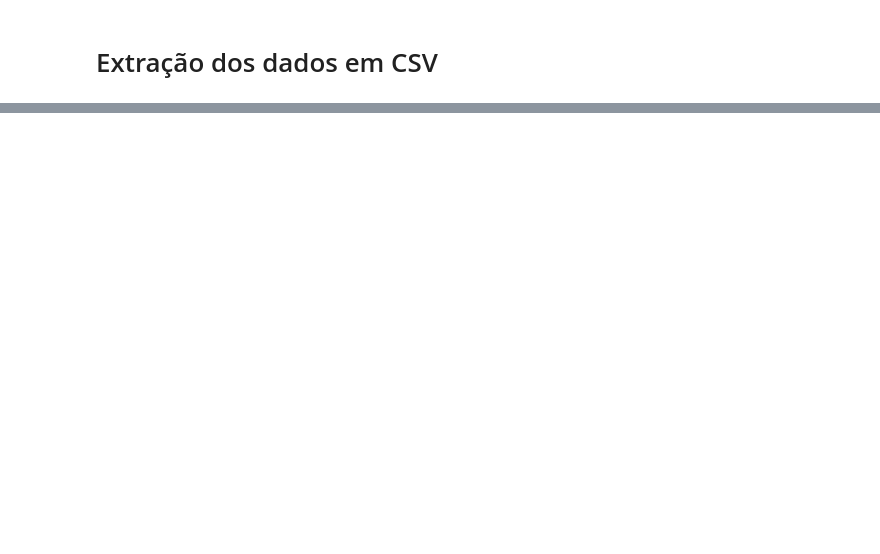
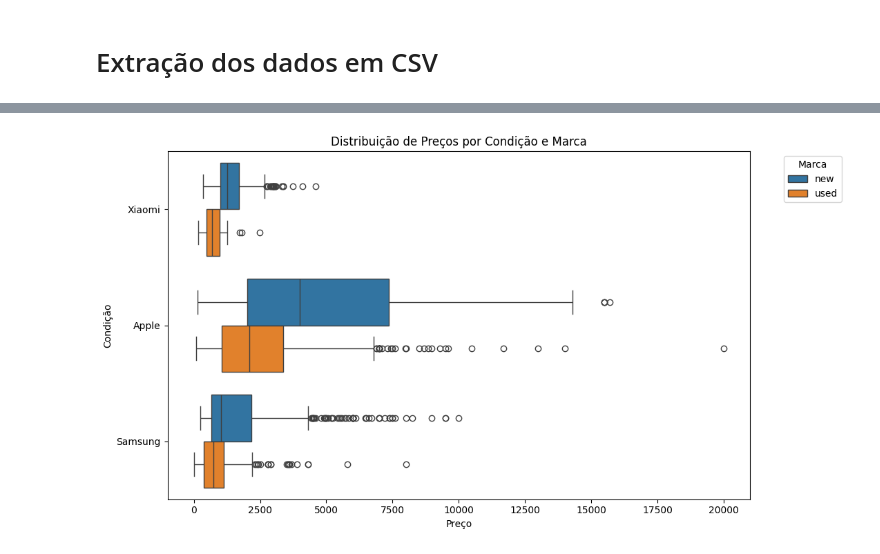
Before and after one commit to l1vitorino/Meli-Challenge-Engineer-Python, a Jupyter notebook: app/exploratory_analysis/analysis.ipynb, the cells around one changed output, grey strips where cells are left out. Drawn from its saved outputs; the diff is of its cells as text; code cells hidden in the pictures; blank space fills up the shorter version.

```diff
--- a/app/exploratory_analysis/analysis.ipynb
+++ b/app/exploratory_analysis/analysis.ipynb
@@ -40 +38,14 @@ Análise macro dos preços
+# %%
+plt.figure(figsize=(11, 6))
+sns.boxplot(data=df[df['condition'] != 'not_specified'], x='price', y='BRAND', hue='condition')  # 'hue' adiciona a separação por 'brand'
+plt.title("Distribuição de Preços por Condição e Marca")
+plt.xlabel("Preço")
+plt.ylabel("Condição")
+plt.legend(title="Marca", bbox_to_anchor=(1.05, 1), loc='upper left')
+plt.tight_layout()  # Ajusta para evitar sobreposição
+plt.show()
+
+#Aqui podemos perceber que o preço dos celulares da apple costuma ser mais elevado do que outros concorrentes e quando o item é usado o valor é bem inferior.
+# %% [output]
+[figure, added]
 # %%
```
Also changed, not shown: parts of 12 cells of this notebook, 8 other files.
